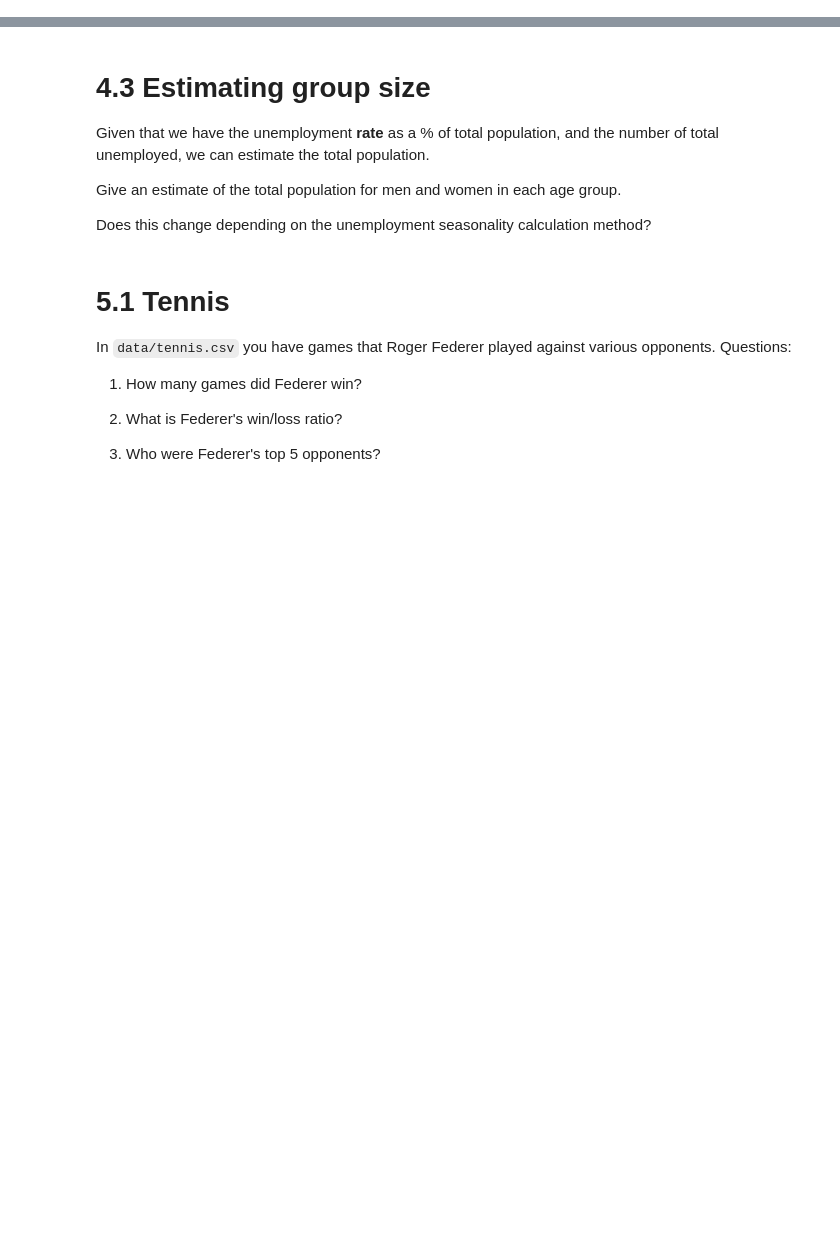
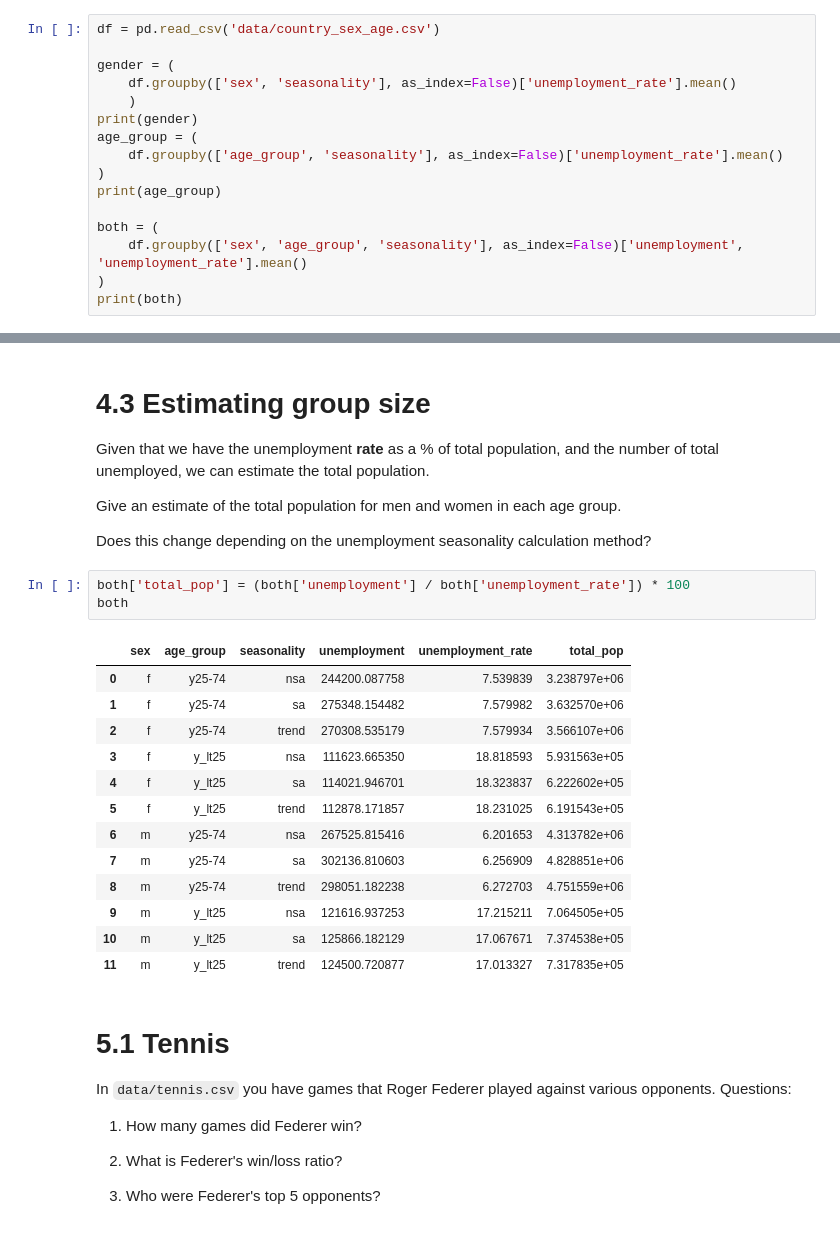
Before and after one commit to cb-ds-1/m2-1-pandas, a Jupyter notebook: workshop.ipynb, the cells around one changed output, grey strips where cells are left out. Saved outputs shown, nothing was run; the diff lists cells and outputs as text; blank space fills up the shorter version.

```diff
--- a/workshop.ipynb
+++ b/workshop.ipynb
@@ -137,0 +359,16 @@ Given the unemployment data in `data/country_sex_age.csv`, give the average unem
+# %%
+df = pd.read_csv('data/country_sex_age.csv')
+
+gender = (
+    df.groupby(['sex', 'seasonality'], as_index=False)['unemployment_rate'].mean()
+    )
+print(gender)
+age_group = (
+    df.groupby(['age_group', 'seasonality'], as_index=False)['unemployment_rate'].mean()
+)
+print(age_group)
+
+both = (
+    df.groupby(['sex', 'age_group', 'seasonality'], as_index=False)['unemployment', 'unemployment_rate'].mean()
+)
+print(both)
@@ -143,6 +398,23 @@ Given that we have the unemployment **rate** as a % of total population, and the
 Give an estimate of the total population for men and women in each age group.
 
 Does this change depending on the unemployment seasonality calculation method?
+# %%
+both['total_pop'] = (both['unemployment'] / both['unemployment_rate']) * 100
+both
+# %% [output]
+|  | sex | age_group | seasonality | unemployment | unemployment_rate | total_pop |
+| 0 | f | y25-74 | nsa | 244200.087758 | 7.539839 | 3.238797e+06 |
+| 1 | f | y25-74 | sa | 275348.154482 | 7.579982 | 3.632570e+06 |
+| 2 | f | y25-74 | trend | 270308.535179 | 7.579934 | 3.566107e+06 |
+| 3 | f | y_lt25 | nsa | 111623.665350 | 18.818593 | 5.931563e+05 |
+| 4 | f | y_lt25 | sa | 114021.946701 | 18.323837 | 6.222602e+05 |
+| 5 | f | y_lt25 | trend | 112878.171857 | 18.231025 | 6.191543e+05 |
+| 6 | m | y25-74 | nsa | 267525.815416 | 6.201653 | 4.313782e+06 |
+| 7 | m | y25-74 | sa | 302136.810603 | 6.256909 | 4.828851e+06 |
+| 8 | m | y25-74 | trend | 298051.182238 | 6.272703 | 4.751559e+06 |
+| 9 | m | y_lt25 | nsa | 121616.937253 | 17.215211 | 7.064505e+05 |
+| 10 | m | y_lt25 | sa | 125866.182129 | 17.067671 | 7.374538e+05 |
+| 11 | m | y_lt25 | trend | 124500.720877 | 17.013327 | 7.317835e+05 |
 # %% [markdown]
 # 5.1 Tennis
 
```
Also changed, not shown: parts of 15 cells of this notebook.
